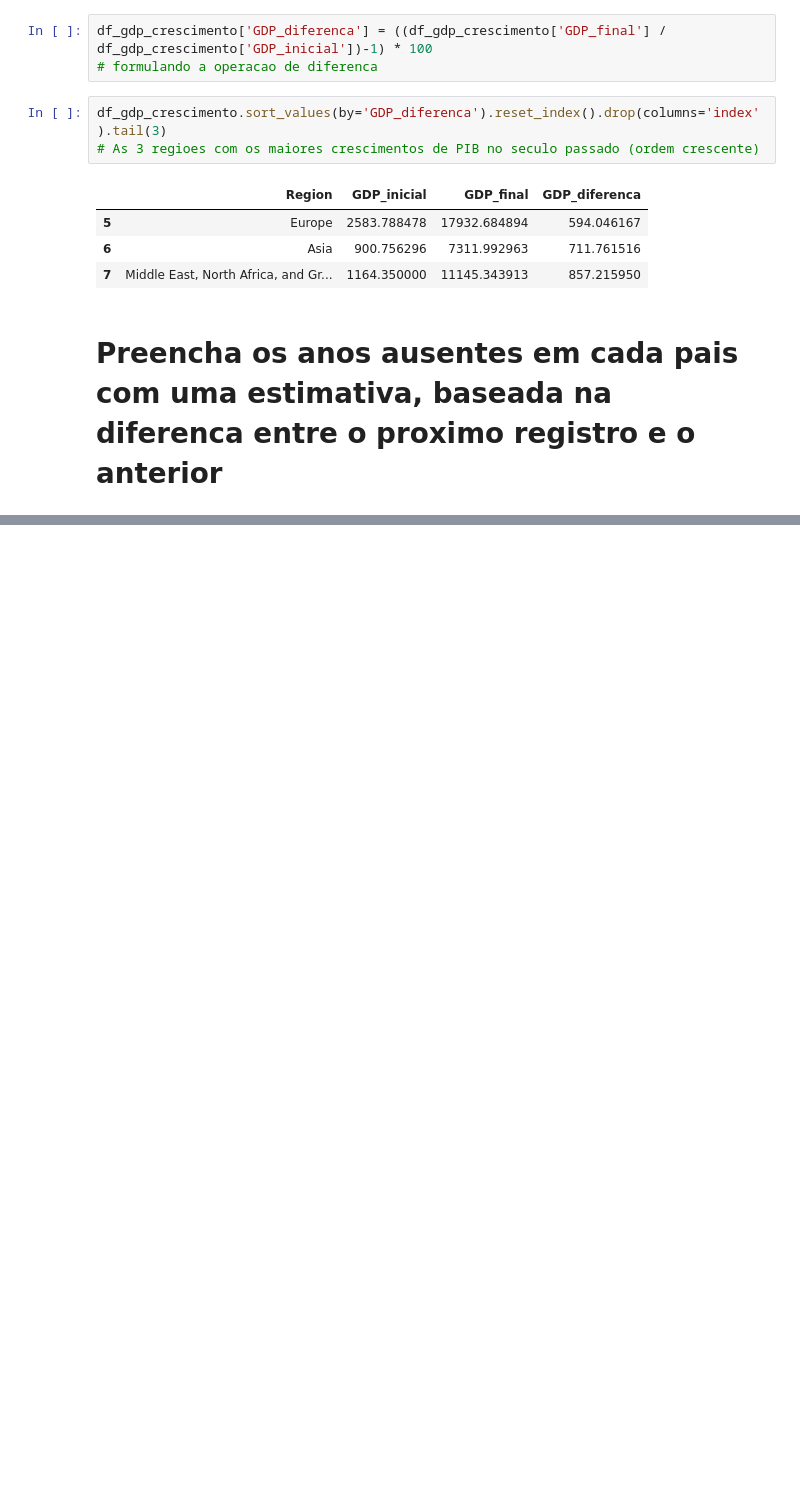
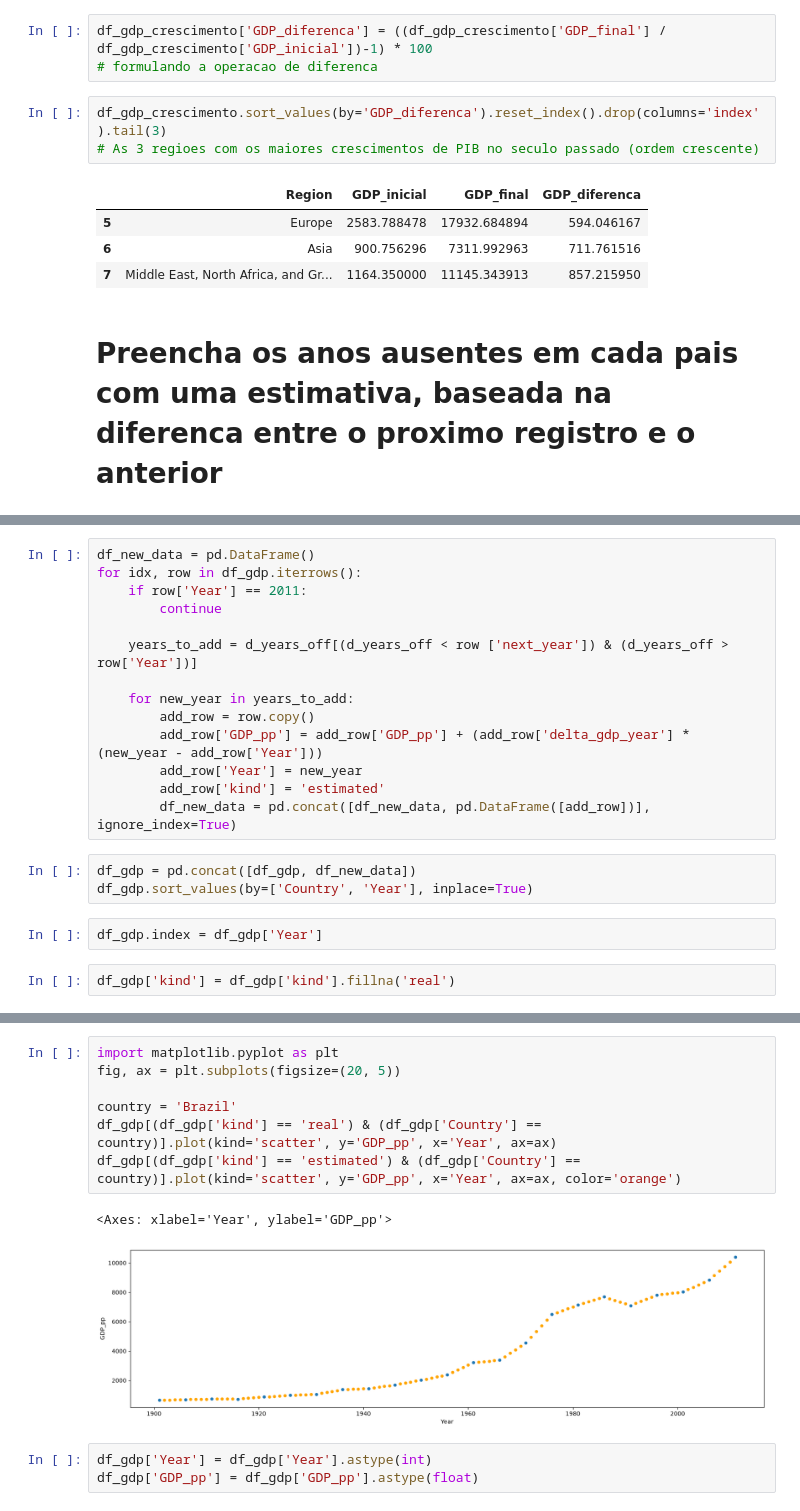
Before and after one commit to juan-borinelli/projeto_analise_gdp_and_obesity, a Jupyter notebook: analise_gdp.ipynb, the cells around one changed output, grey strips where cells are left out. Cells and saved outputs as stored; diff of their text form; blank space fills up the shorter version.

```diff
--- a/analise_gdp.ipynb
+++ b/analise_gdp.ipynb
@@ -199,0 +174,21 @@ df_y_f
+# %%
+df_new_data = pd.DataFrame()
+for idx, row in df_gdp.iterrows():
+    if row['Year'] == 2011:
+        continue
+
+    years_to_add = d_years_off[(d_years_off < row ['next_year']) & (d_years_off > row['Year'])]
+
+    for new_year in years_to_add:
+        add_row = row.copy()
+        add_row['GDP_pp'] = add_row['GDP_pp'] + (add_row['delta_gdp_year'] * (new_year - add_row['Year']))
+        add_row['Year'] = new_year
+        add_row['kind'] = 'estimated'
+        df_new_data = pd.concat([df_new_data, pd.DataFrame([add_row])], ignore_index=True)
+# %%
+df_gdp = pd.concat([df_gdp, df_new_data])
+df_gdp.sort_values(by=['Country', 'Year'], inplace=True)
+# %%
+df_gdp.index = df_gdp['Year']
+# %%
+df_gdp['kind'] = df_gdp['kind'].fillna('real')
@@ -199,0 +212,13 @@ df_y_f
+# %%
+import matplotlib.pyplot as plt
+fig, ax = plt.subplots(figsize=(20, 5))
+
+country = 'Brazil'
+df_gdp[(df_gdp['kind'] == 'real') & (df_gdp['Country'] == country)].plot(kind='scatter', y='GDP_pp', x='Year', ax=ax)
+df_gdp[(df_gdp['kind'] == 'estimated') & (df_gdp['Country'] == country)].plot(kind='scatter', y='GDP_pp', x='Year', ax=ax, color='orange')
+# %% [output]
+<Axes: xlabel='Year', ylabel='GDP_pp'>
+[figure, added]
+# %%
+df_gdp['Year'] = df_gdp['Year'].astype(int)
+df_gdp['GDP_pp'] = df_gdp['GDP_pp'].astype(float)
```
Also changed, not shown: parts of 12 cells of this notebook, 3 other files.
